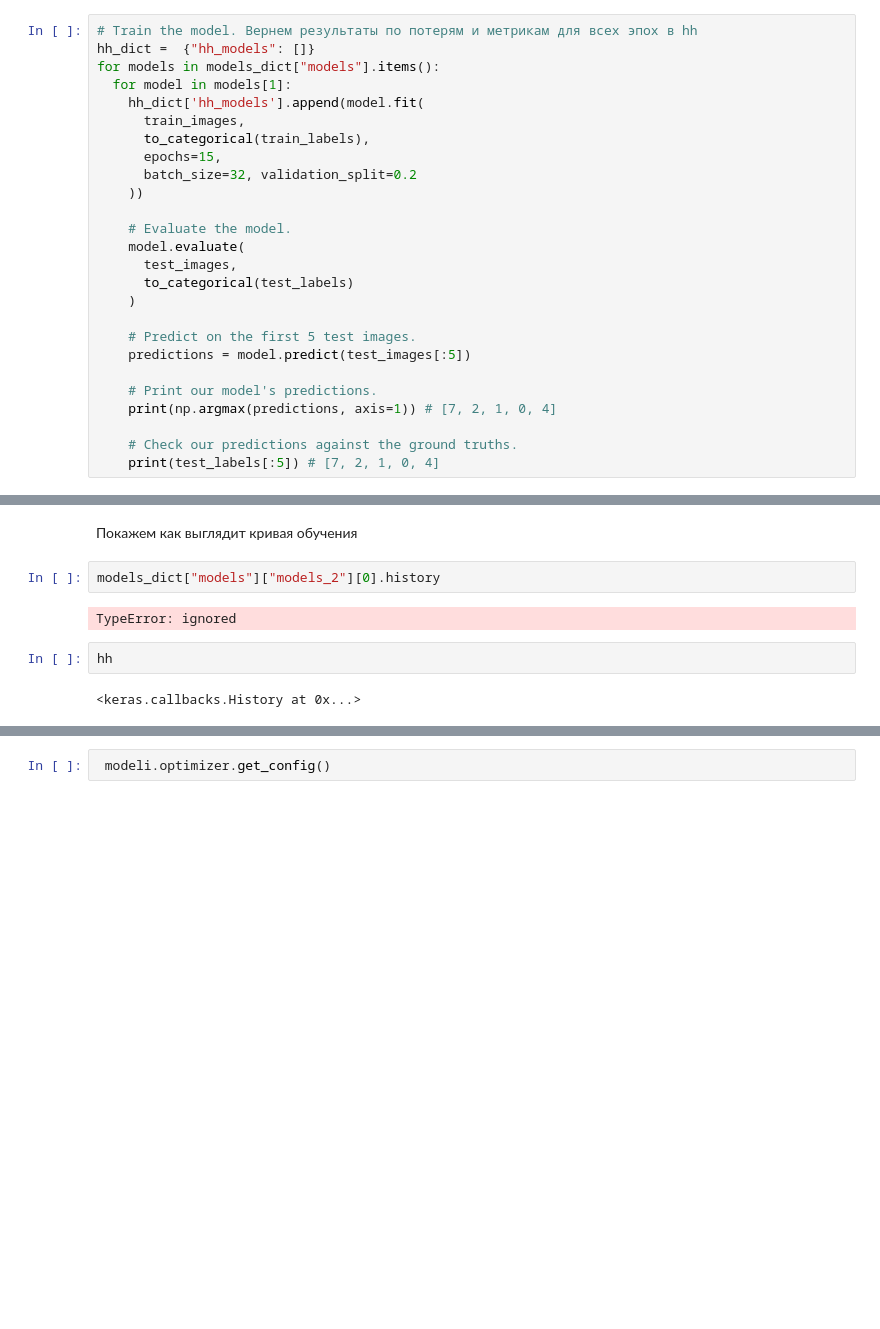
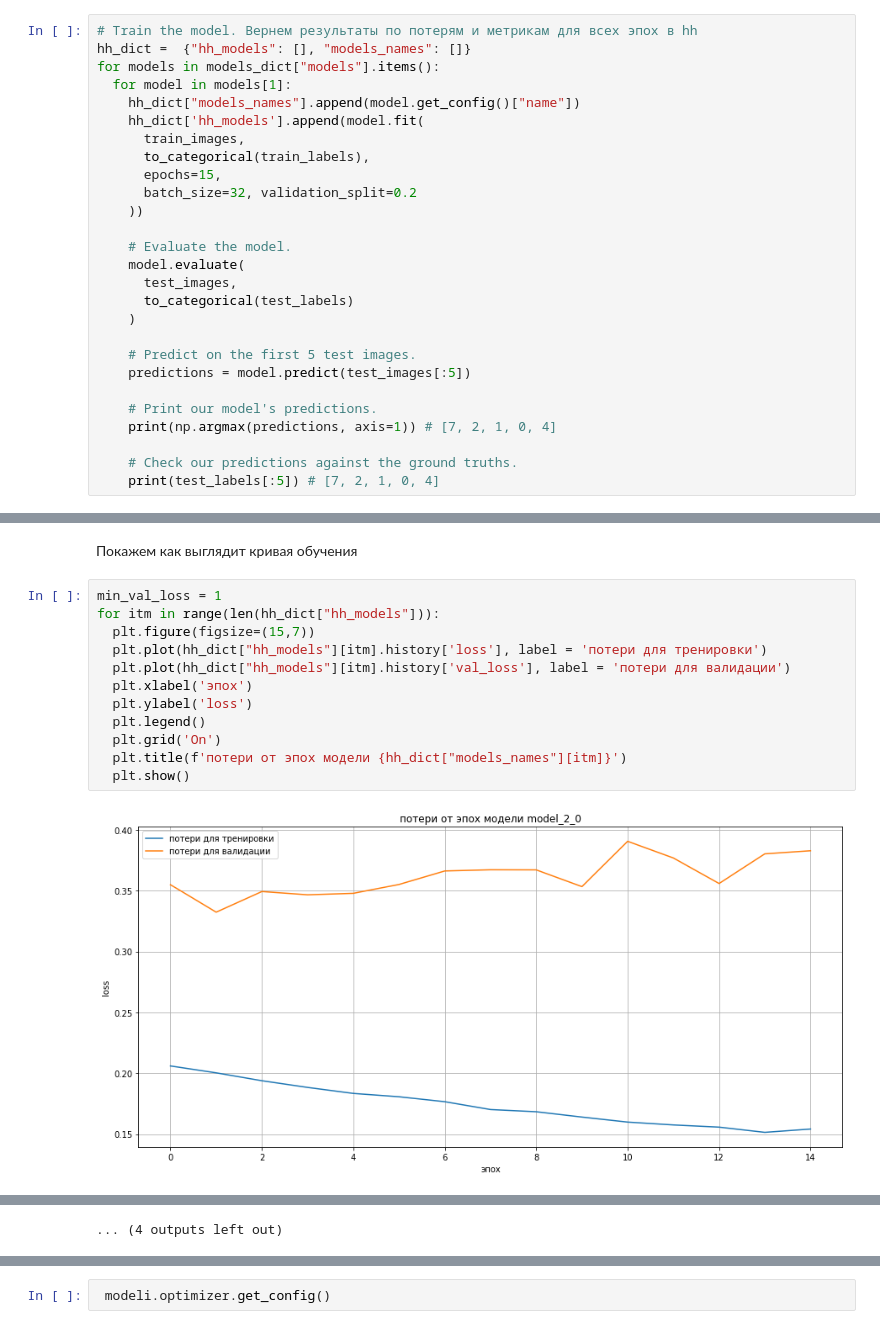
Before and after one commit to OlegRev/Introduction_to_neural_networks, a Jupyter notebook: intro_neural_network_task2.ipynb, the cells around one changed output, grey strips where cells are left out. Saved outputs shown, nothing was run; the diff lists cells and outputs as text; blank space fills up the shorter version.

```diff
--- a/intro_neural_network_task2.ipynb
+++ b/intro_neural_network_task2.ipynb
@@ -392,9 +392,10 @@ model_10_2
 model_10_3
 # %%
 # Train the model. Вернем результаты по потерям и метрикам для всех эпох в hh
-hh_dict =  {"hh_models": []}
+hh_dict =  {"hh_models": [], "models_names": []}
 for models in models_dict["models"].items():
   for model in models[1]:
+    hh_dict["models_names"].append(model.get_config()["name"])
     hh_dict['hh_models'].append(model.fit(
       train_images,
       to_categorical(train_labels),
@@ -480,10 +471,16 @@ TypeError: ignored
 # %% [markdown]
 Покажем как выглядит кривая обучения
-# %%
-models_dict["models"]["models_2"][0].history
-# %% [output]
-TypeError: ignored
-# %%
-hh
-# %% [output]
-<keras.callbacks.History at 0x...>
+# %%
+min_val_loss = 1
+for itm in range(len(hh_dict["hh_models"])):
+  plt.figure(figsize=(15,7))
+  plt.plot(hh_dict["hh_models"][itm].history['loss'], label = 'потери для тренировки')
+  plt.plot(hh_dict["hh_models"][itm].history['val_loss'], label = 'потери для валидации')
+  plt.xlabel('эпох')
+  plt.ylabel('loss')
+  plt.legend()
+  plt.grid('On')
+  plt.title(f'потери от эпох модели {hh_dict["models_names"][itm]}')
+  plt.show()
+# %% [output]
+[figure, added]
@@ -489,0 +498 @@ hh
+... (4 outputs left out)
```
Also changed, not shown: parts of 23 cells of this notebook.
